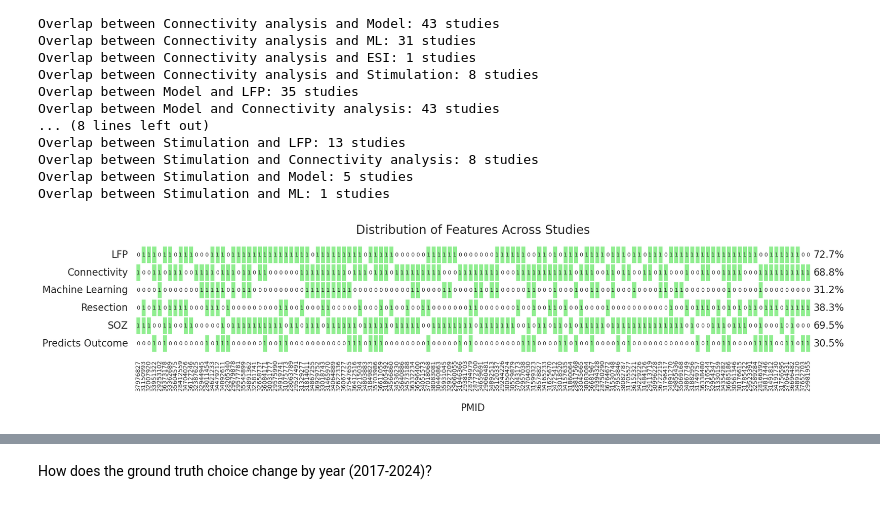
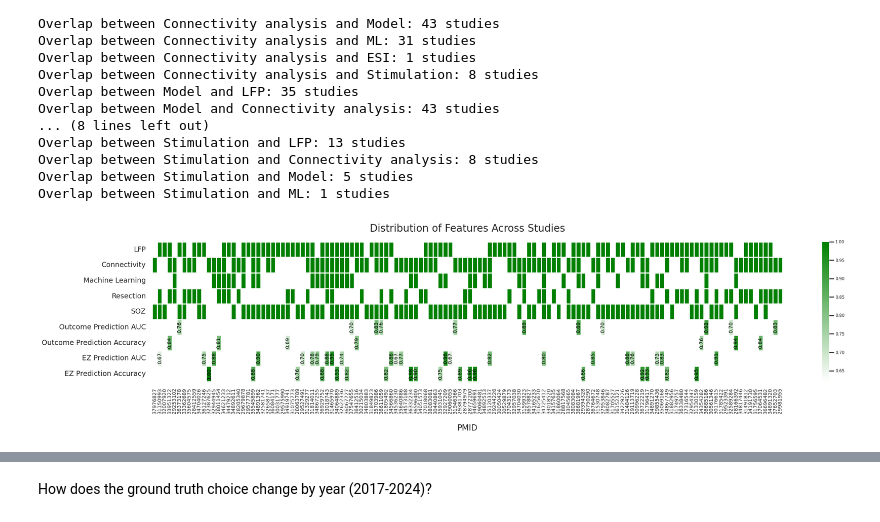
Before and after one commit to ivkarla/epigame, a Jupyter notebook: epirev/epirev_results_prelim.ipynb, the cells around one changed output, grey strips where cells are left out. Saved outputs shown, nothing was run; the diff lists cells and outputs as text; code cells hidden in the pictures.

```diff
--- a/epirev/epirev_results_prelim.ipynb
+++ b/epirev/epirev_results_prelim.ipynb
@@ -872,6 +872,8 @@ Overlap between Stimulation and Connectivity analysis: 8 studies
 Overlap between Stimulation and Model: 5 studies
 Overlap between Stimulation and ML: 1 studies
 # %%
+import matplotlib.colors as mcolors
+
 design_details_df = excel_data["Design Details"]
 
 # Create lists to store data for each column
@@ -883,7 +885,9 @@ connectivity_list = []
 ml_list = []
 predicts_outcome_list = []
 outcome_auc_list = []
+outcome_accuracy_list = []
 ez_auc_list = []
+ez_accuracy_list = []
 
 # Populate the lists with data from design_details_df
 for index, row in design_details_df.iterrows():
@@ -896,6 +900,8 @@ for index, row in design_details_df.iterrows():
     predicts_outcome = 1 if "outcome" in row["Performance Score - Metric\n[Question ID: 57631][Field ID: 93691x122076]"] else 0
     outcome_auc = outcome_score_vals["AUC"][outcome_score_vals["PMID_AUC"].index(study_name)] if study_name in outcome_score_vals["PMID_AUC"] else 0
     ez_auc = ez_score_vals["AUC"][ez_score_vals["PMID_AUC"].index(study_name)] if study_name in ez_score_vals["PMID_AUC"] else 0
+    outcome_accuracy = outcome_score_vals["Accuracy"][outcome_score_vals["PMID_Accuracy"].index(study_name)] if study_name in outcome_score_vals["PMID_Accuracy"] else 0
+    ez_accuracy = ez_score_vals["Accuracy"][ez_score_vals["PMID_Accuracy"].index(study_name)] if study_name in ez_score_vals["PMID_Accuracy"] else 0
 
     # Append data to lists
     study_list.append(study_name)
@@ -903,48 +909,67 @@ for index, row in design_details_df.iterrows():
     soz_list.append(soz)
     lfp_list.append(lfp)
     connectivity_list.append(connectivity)
     ml_list.append(ml)
     predicts_outcome_list.append(predicts_outcome)
     outcome_auc_list.append(outcome_auc)
+    outcome_accuracy_list.append(outcome_accuracy)
     ez_auc_list.append(ez_auc)
+    ez_accuracy_list.append(ez_accuracy)
 
 # Create the DataFrame
 study_features = pd.DataFrame({
     "Study": study_list,
     "LFP": lfp_list,
     "Connectivity": connectivity_list,
     "Machine Learning": ml_list,
     "Resection": resection_list,
     "SOZ": soz_list,
-    "Predicts Outcome": predicts_outcome_list
-    # "Outcome Prediction AUC": outcome_auc_list,
-    # "EZ Prediction AUC": ez_auc_list
+    # "Outcome Evaluation": predicts_outcome_list,
+    "Outcome Prediction AUC": outcome_auc_list,
+    "Outcome Prediction Accuracy": outcome_accuracy_list,
+    "EZ Prediction AUC": ez_auc_list,
+    "EZ Prediction Accuracy": ez_accuracy_list
 })
 
 # Set the Study column as the index for visualization
 study_features.set_index('Study', inplace=True)
 
-# Define custom colormap
-import matplotlib.colors as mcolors
-cmap = mcolors.ListedColormap(['white', 'lightgreen'])
+# Define a custom colormap from white to green, starting from the minimum non-zero AUC value
+min_auc_value = study_features[['Outcome Prediction AUC', 'EZ Prediction AUC']].replace(0, np.nan).min().min()
+norm = mcolors.Normalize(vmin=min_auc_value-0.05, vmax=1.0)  # Normalize from min non-zero AUC to 1
+colors = ["white", "green"]  # white to green color mapping
+float_cmap = mcolors.LinearSegmentedColormap.from_list("custom_green", colors)
 
-plt.figure(figsize=(20, 3.5))
-ax = sns.heatmap(study_features.T, cmap=cmap, cbar=False, xticklabels=study_list, linewidths=1, linecolor='white', annot=True, fmt="d")
+# Function to format annotations; annotating non-zero values only
+def annot_format(val, feature_name):
+    if val == 0 or val == 1.0 and feature_name != "EZ Prediction Accuracy":
+        return ""
+    elif isinstance(val, float):
+        return f"{val:.2f}"
+    else:
+        return str(val)
 
-# Iterate through each row (feature) and annotate with percentage of ones
-for i, feature in enumerate(study_features.T.index):
-    percent_ones = (study_features.T.loc[feature] == 1).sum() / len(study_features.T.loc[feature]) * 100
-    ax.text(len(study_list) + 0.5, i + 0.5, f"{percent_ones:.1f}%", ha="left", va="center", fontsize=16)
+plt.figure(figsize=(25, 6))
+
+# Heatmap for all features with custom annotations
+ax = sns.heatmap(study_features.T, cmap=float_cmap, norm=norm, annot=True, fmt="",
+                 linewidths=1, linecolor='white', xticklabels=study_list,
+                 annot_kws={'size':10, 'rotation': 90, 'ha':'center', 'color':'black'}, cbar=True)
+
+# Apply custom annotations formatting
+for i, (text, value) in enumerate(zip(ax.texts, study_features.T.values.flatten())):
+    feature_name = study_features.columns[i // len(study_list)]  # Get corresponding feature name
+    text.set_text(annot_format(value, feature_name))
 
 plt.title('Distribution of Features Across Studies', fontsize=20, pad=20)
 plt.xticks(rotation=90, ha='center', fontsize=10)
-plt.yticks(fontsize=16)
+plt.yticks(rotation=0, ha='right', fontsize=14)
 plt.xlabel('PMID', fontsize=16, labelpad=20)
 plt.subplots_adjust(top=0.9, bottom=0.2)
-
+plt.tight_layout()
 plt.show()
 # %% [output]
-[figure, old version]
+[figure, new version]
 # %%
 import matplotlib.colors as mcolors
 
```
Also changed, not shown: parts of 6 cells of this notebook.
